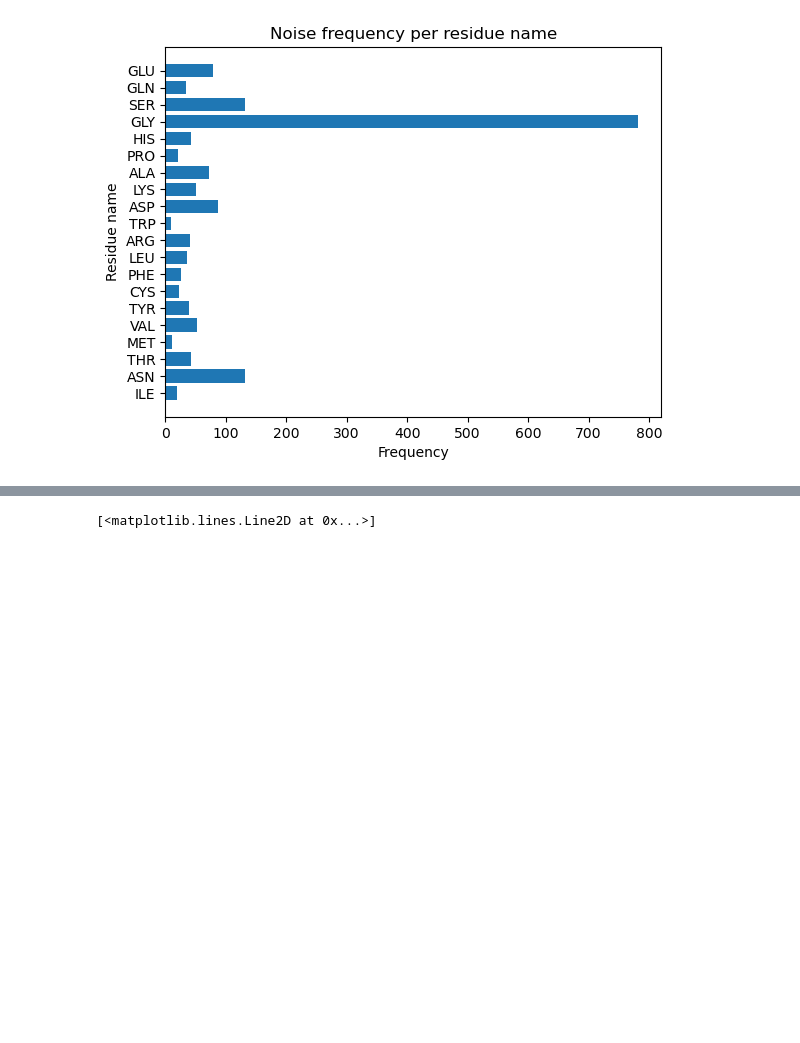
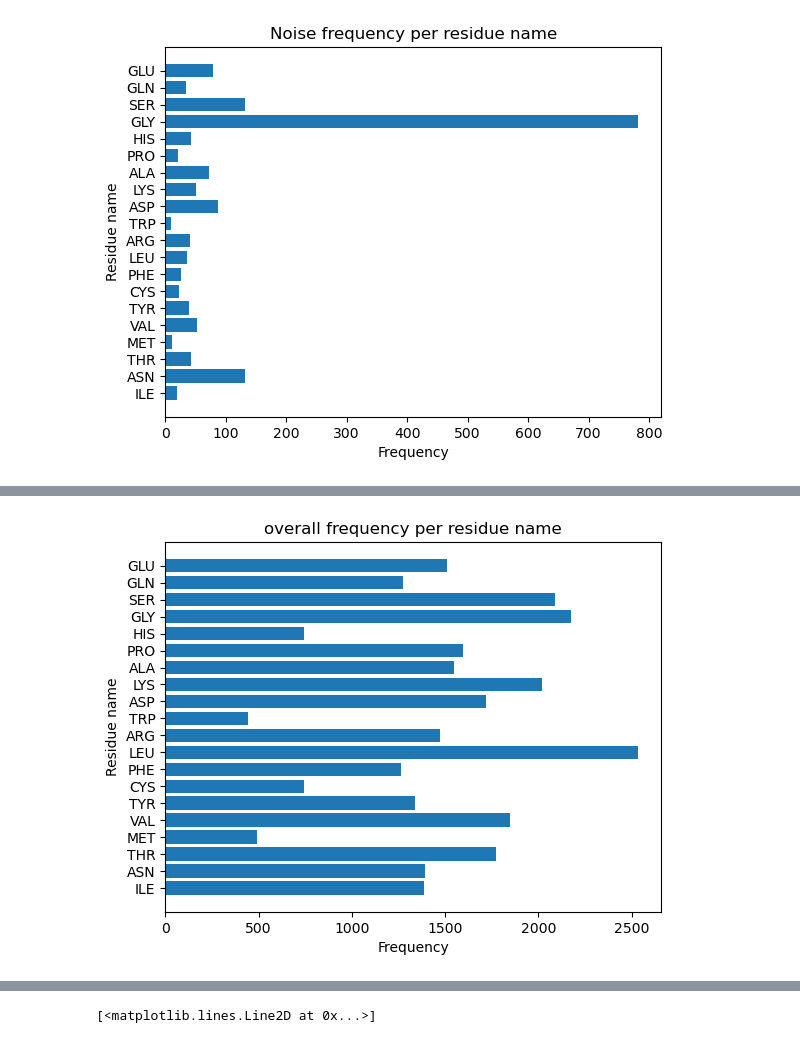
Before and after one commit to EldritchEli/DataScienceAndAI, a Jupyter notebook: Assignment3/Assignment3.ipynb, the cells around one changed output, grey strips where cells are left out. Saved outputs shown, nothing was run; the diff lists cells and outputs as text; code cells hidden in the pictures; blank space fills up the shorter version.

```diff
--- a/Assignment3/Assignment3.ipynb
+++ b/Assignment3/Assignment3.ipynb
@@ -269,7 +270,7 @@ psi = X5['psi'].tolist()
 
 X5 = X5[(X5['phi'].isin(noise[:, 0])) & (X5['psi'].isin(noise[:,1]))]
 # %%
-X6 = X5[(X5['phi'] <= 360) & (X5['phi'] >= 0)]
+X5 = X5[(X5['phi'] <= 360) & (X5['phi'] >= 0)]
 X5 = X5[(X5['psi'] <= 240) & (X5['psi'] >= -120)]
 
 
@@ -296,12 +297,12 @@ len(noise[:, 0].tolist())
 # %%
 res = list(set(X5['residue name']))
 # %%
-freq = []
+freqNoise = []
 for r in res:
-    freq.append(len(X5[X5['residue name'] == r]))
+    freqNoise.append(len(X5[X5['residue name'] == r]))
 objects = tuple(res)
 y_pos = np.arange(len(objects))
-performance = freq
+performance = freqNoise
 plt.barh(y_pos, performance, align='center', alpha=1, )
 plt.yticks(y_pos, objects)
 plt.ylabel('Residue name')
@@ -322,0 +315,18 @@ array([[ 210.687145,  142.657714],
+# %%
+X = pd.read_csv('data_assignment3.csv')
+# %%
+freqTotal = []
+for r in res:
+    freqTotal.append(len(X[X['residue name'] == r]))
+objects = tuple(res)
+y_pos = np.arange(len(objects))
+performance = freqTotal
+plt.barh(y_pos, performance, align='center', alpha=1, )
+plt.yticks(y_pos, objects)
+plt.ylabel('Residue name')
+plt.xlabel('Frequency')
+plt.title('overall frequency per residue name')
+
+plt.show()
+# %% [output]
+[figure, added]
```
Also changed, not shown: parts of 10 cells of this notebook.
